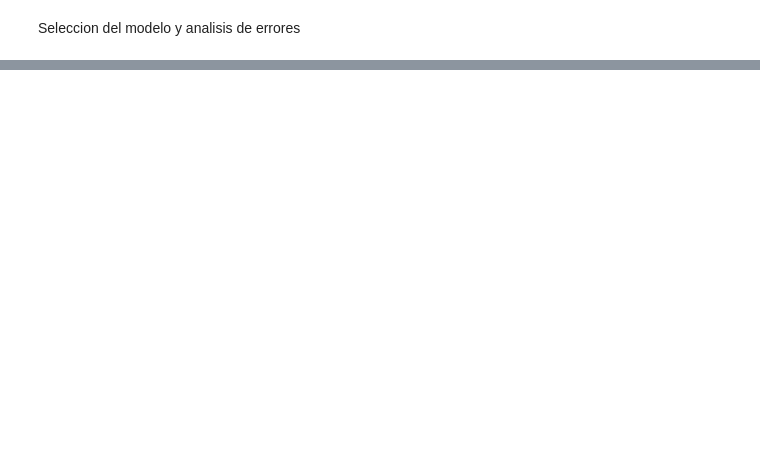
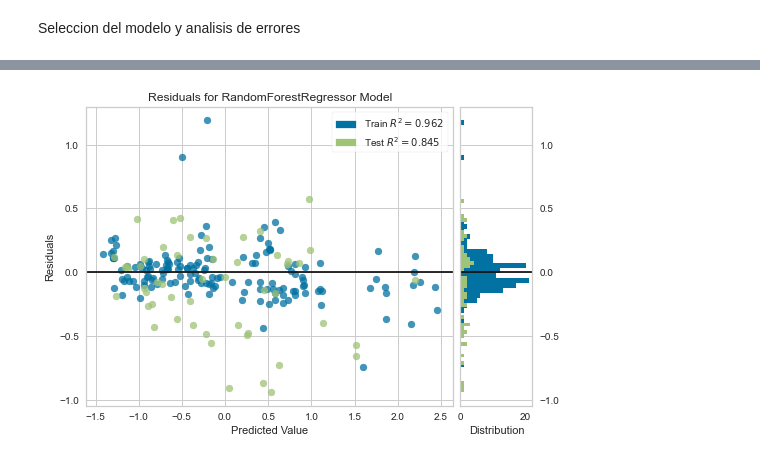
Before and after one commit to adry402/Karvana, a Jupyter notebook: karvana_regression.ipynb, the cells around one changed output, grey strips where cells are left out. Drawn from its saved outputs; the diff is of its cells as text; code cells hidden in the pictures; blank space fills up the shorter version.

```diff
--- a/karvana_regression.ipynb
+++ b/karvana_regression.ipynb
@@ -343 +640,10 @@ plot(results)
+# %%
+# Modelo Random Forest
+visualizer = ResidualsPlot(best_grid)
+
+visualizer.fit(X_train, y_train)
+visualizer.score(X_test, y_test)
+g = visualizer.poof()
+# %% [output]
+[figure, added]
 # %%
```
Also changed, not shown: parts of 58 cells of this notebook.
